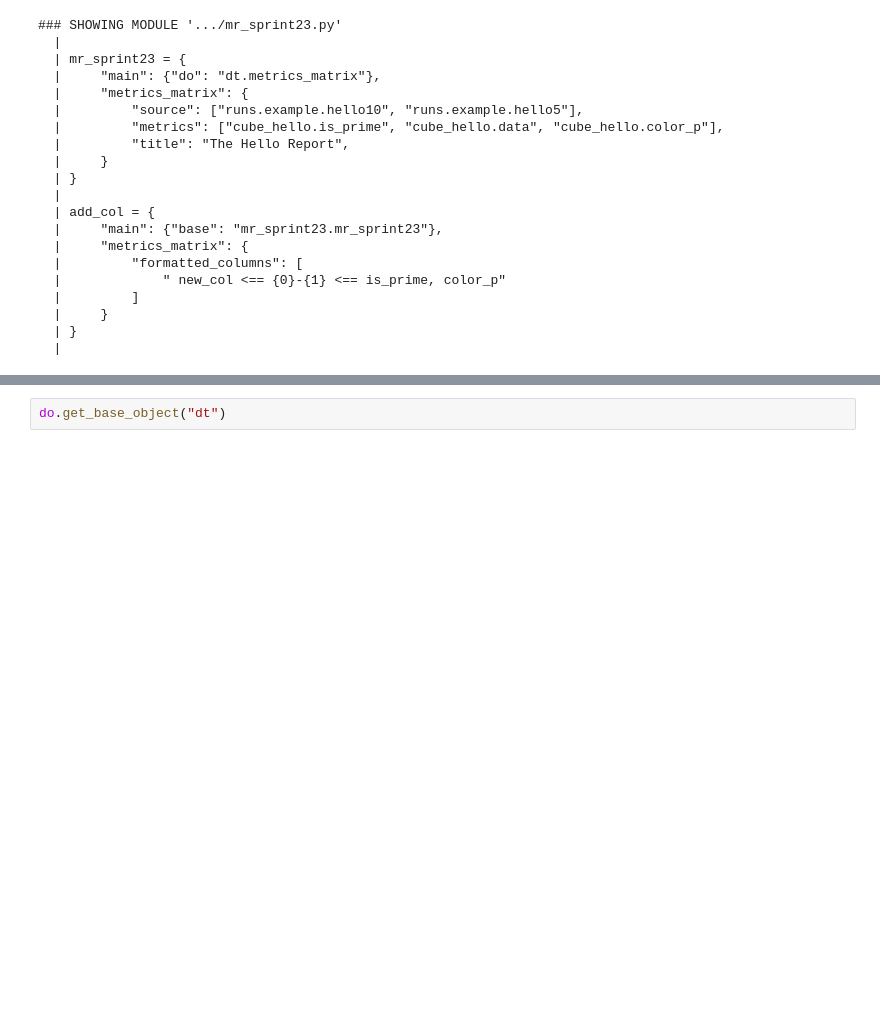
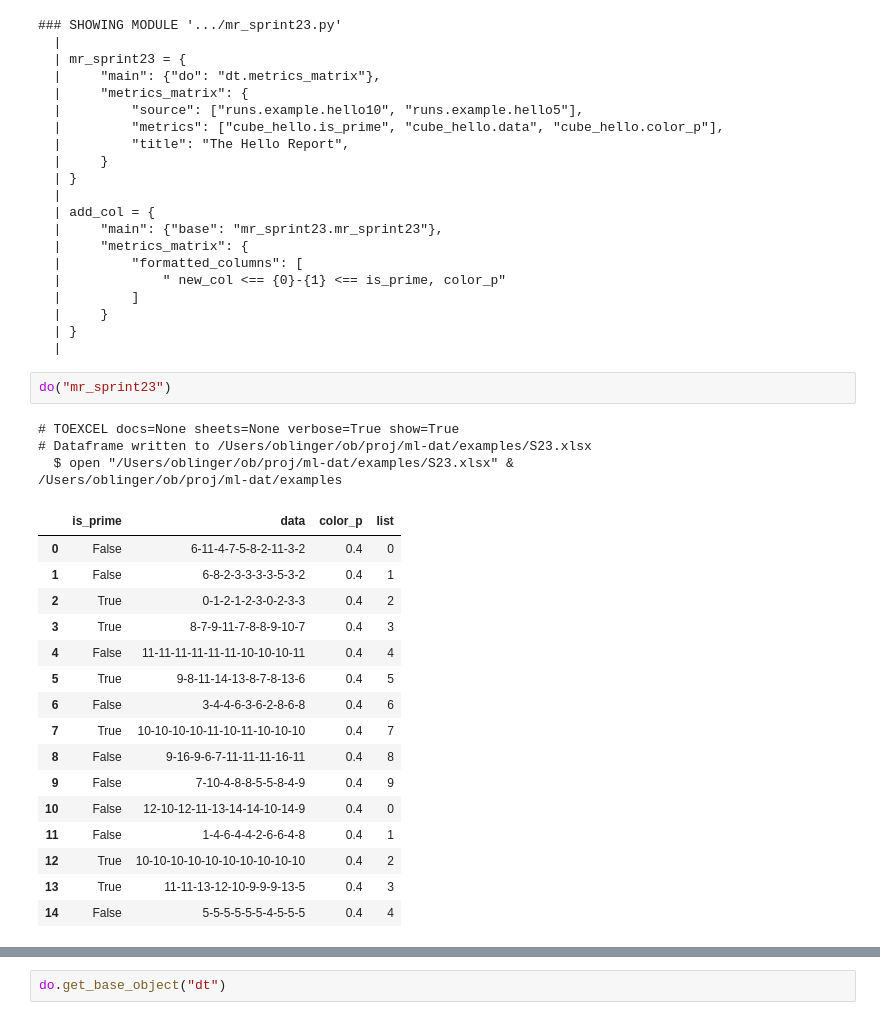
Before and after one commit to oblinger/dvc-dat, a Jupyter notebook: examples/dat_tools_examples.ipynb, the cells around one changed output, grey strips where cells are left out. Drawn from its saved outputs; the diff is of its cells as text; blank space fills up the shorter version.

```diff
--- a/examples/dat_tools_examples.ipynb
+++ b/examples/dat_tools_examples.ipynb
@@ -229,6 +243,29 @@ show("mr_sprint23")
   |     }
   | }
   |
+# %%
+do("mr_sprint23")
+# %% [output]
+# TOEXCEL docs=None sheets=None verbose=True show=True
+# Dataframe written to /Users/oblinger/ob/proj/ml-dat/examples/S23.xlsx
+  $ open "/Users/oblinger/ob/proj/ml-dat/examples/S23.xlsx" &
+/Users/oblinger/ob/proj/ml-dat/examples
+|  | is_prime | data | color_p | list |
+| 0 | False | 6-11-4-7-5-8-2-11-3-2 | 0.4 | 0 |
+| 1 | False | 6-8-2-3-3-3-3-5-3-2 | 0.4 | 1 |
+| 2 | True | 0-1-2-1-2-3-0-2-3-3 | 0.4 | 2 |
+| 3 | True | 8-7-9-11-7-8-8-9-10-7 | 0.4 | 3 |
+| 4 | False | 11-11-11-11-11-11-10-10-10-11 | 0.4 | 4 |
+| 5 | True | 9-8-11-14-13-8-7-8-13-6 | 0.4 | 5 |
+| 6 | False | 3-4-4-6-3-6-2-8-6-8 | 0.4 | 6 |
+| 7 | True | 10-10-10-10-11-10-11-10-10-10 | 0.4 | 7 |
+| 8 | False | 9-16-9-6-7-11-11-11-16-11 | 0.4 | 8 |
+| 9 | False | 7-10-4-8-8-5-5-8-4-9 | 0.4 | 9 |
+| 10 | False | 12-10-12-11-13-14-14-10-14-9 | 0.4 | 0 |
+| 11 | False | 1-4-6-4-4-2-6-6-4-8 | 0.4 | 1 |
+| 12 | True | 10-10-10-10-10-10-10-10-10-10 | 0.4 | 2 |
+| 13 | True | 11-11-13-12-10-9-9-9-13-5 | 0.4 | 3 |
+| 14 | False | 5-5-5-5-5-5-4-5-5-5 | 0.4 | 4 |
 # %%
 !./do mr_sprint23
 # %% [output]
```
Also changed, not shown: parts of 10 cells of this notebook, 2 other files.
